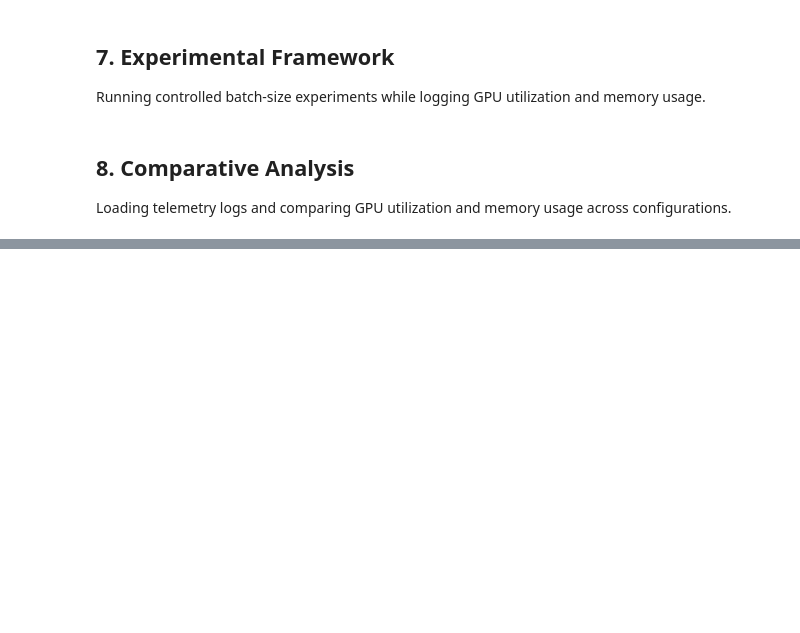
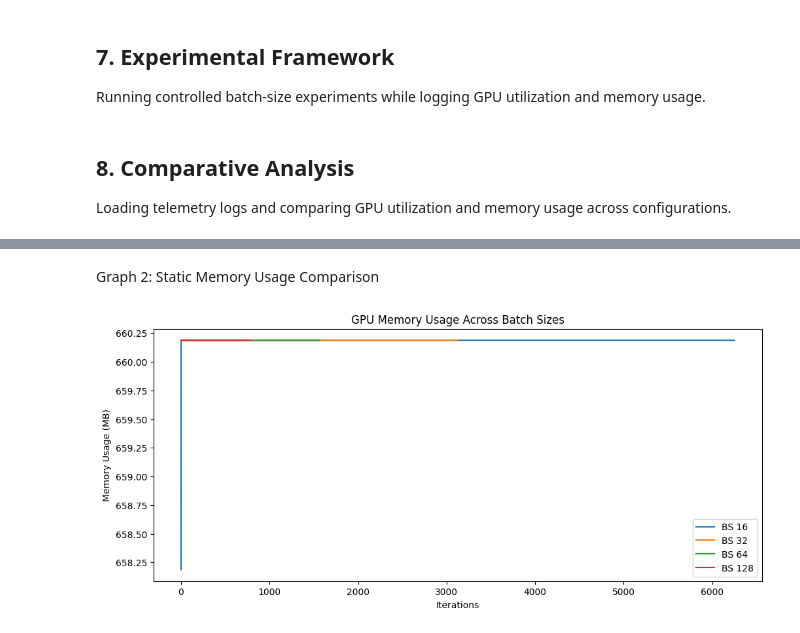
Before and after one commit to studentradhika/Adaptive-Behavioral-Intelligence-System-for-Resource-Utilization-Optimization, a Jupyter notebook: ABIS_RUU_Baseline_2__.ipynb, the cells around one changed output, grey strips where cells are left out. Saved outputs shown, nothing was run; the diff lists cells and outputs as text; code cells hidden in the pictures; blank space fills up the shorter version.

```diff
--- a/ABIS_RUU_Baseline_2__.ipynb
+++ b/ABIS_RUU_Baseline_2__.ipynb
@@ -206,0 +302,22 @@ Batch 256: 840.1875
+# %% [markdown]
+Graph 2: Static Memory Usage Comparison
+# %%
+# ===============================
+# Graph 2: Static Memory Usage Comparison
+# ===============================
+
+plt.figure(figsize=(12,5))
+
+plt.plot(df_16["Memory_MB"], label="BS 16")
+plt.plot(df_32["Memory_MB"], label="BS 32")
+plt.plot(df_64["Memory_MB"], label="BS 64")
+plt.plot(df_128["Memory_MB"], label="BS 128")
+
+plt.xlabel("Iterations")
+plt.ylabel("Memory Usage (MB)")
+plt.title("GPU Memory Usage Across Batch Sizes")
+plt.legend()
+
+plt.show()
+# %% [output]
+[figure, added]
```
Also changed, not shown: parts of 14 cells of this notebook.
